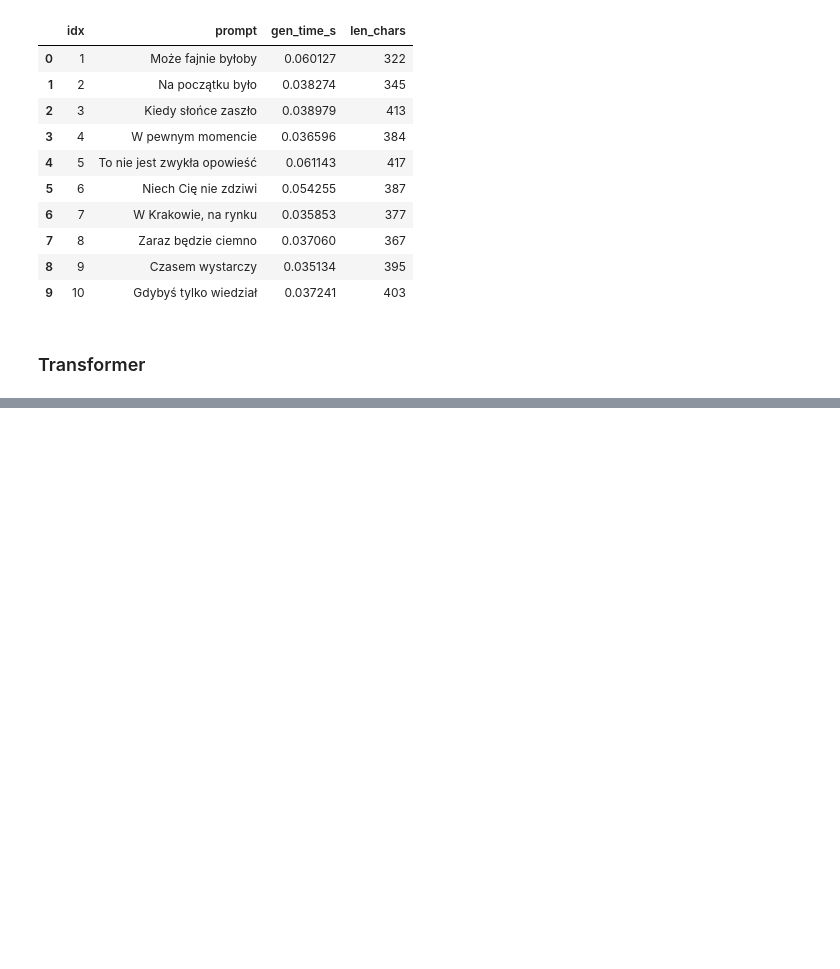
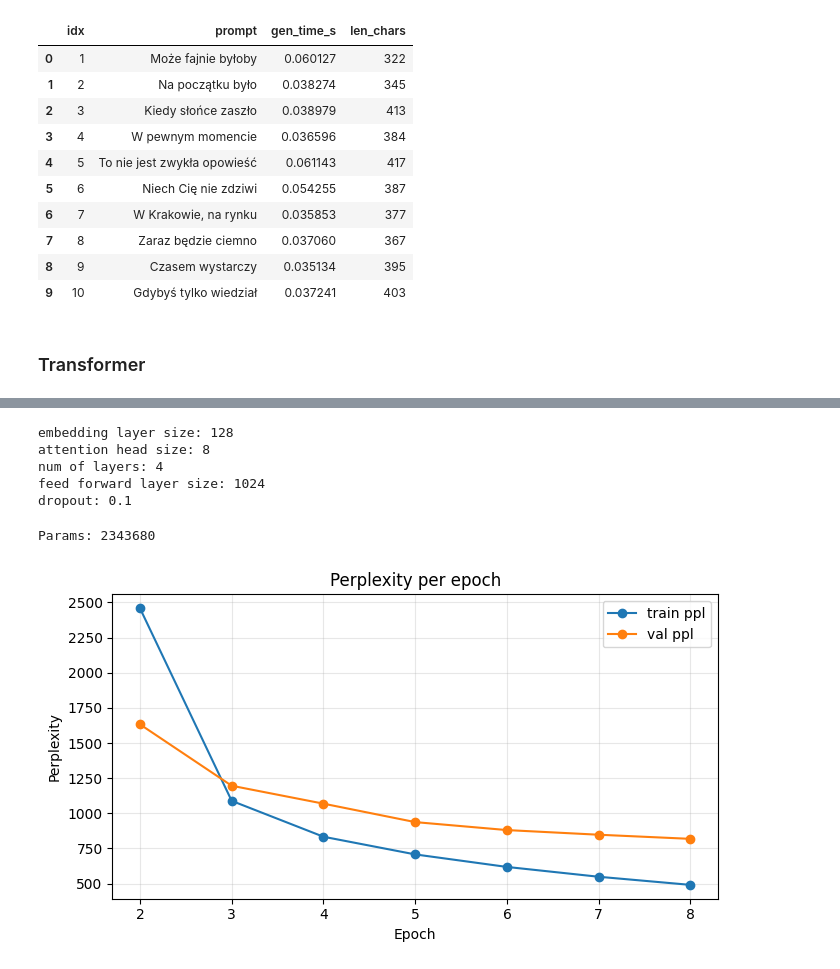
Before and after one commit to juliaryb/computational-linguistics, a Jupyter notebook: experiments.ipynb, the cells around one changed output, grey strips where cells are left out. Saved outputs shown, nothing was run; the diff lists cells and outputs as text; code cells hidden in the pictures; blank space fills up the shorter version.

```diff
--- a/experiments.ipynb
+++ b/experiments.ipynb
@@ -203,0 +234,37 @@ True
+# %%
+print("embedding layer size:", config.TX_D_MODEL)
+print("attention head size:", config.TX_N_HEAD)
+print("num of layers:", config.TX_N_LAYER)
+print("feed forward layer size:", config.TX_D_FF)
+print("dropout:", config.DROPOUT)
+# %% [output]
+embedding layer size: 128
+attention head size: 8
+num of layers: 4
+feed forward layer size: 1024
+dropout: 0.1
+# %%
+model = TransformerDecoderOnly(
+        vocab_size=vocab_size,
+        d_model=config.TX_D_MODEL, n_layer=config.TX_N_LAYER, n_head=config.TX_N_HEAD, d_ff=config.TX_D_FF,
+        dropout=config.TX_DROPOUT, pad_id=tok.pad_id
+    ).to(config.DEVICE)
+
+print("Params:", sum(p.numel() for p in model.parameters() if p.requires_grad))
+# %% [output]
+Params: 2343680
+# %%
+df = pd.read_csv(config.LOG_CSV)
+df = df[1:] # drop the first train perplexity value to make the plot readable
+# %%
+plt.figure(figsize=(7,4))
+plt.plot(df["epoch"], df["train_ppl"], marker="o", label="train ppl")
+plt.plot(df["epoch"], df["val_ppl"], marker="o", label="val ppl")
+plt.xlabel("Epoch")
+plt.ylabel("Perplexity")
+plt.title("Perplexity per epoch")
+plt.grid(True, alpha=0.3)
+plt.legend()
+plt.tight_layout()
+# %% [output]
+[figure, added]
```
Also changed, not shown: parts of 10 cells of this notebook, 2 other files.
